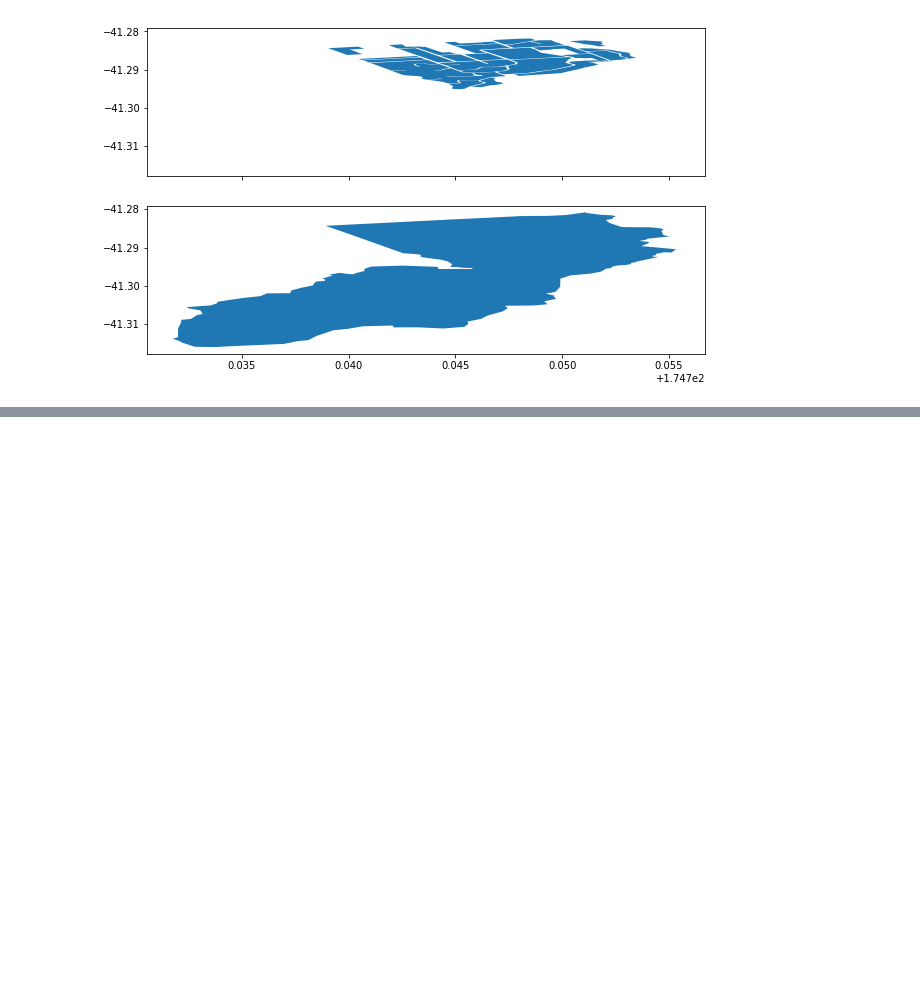
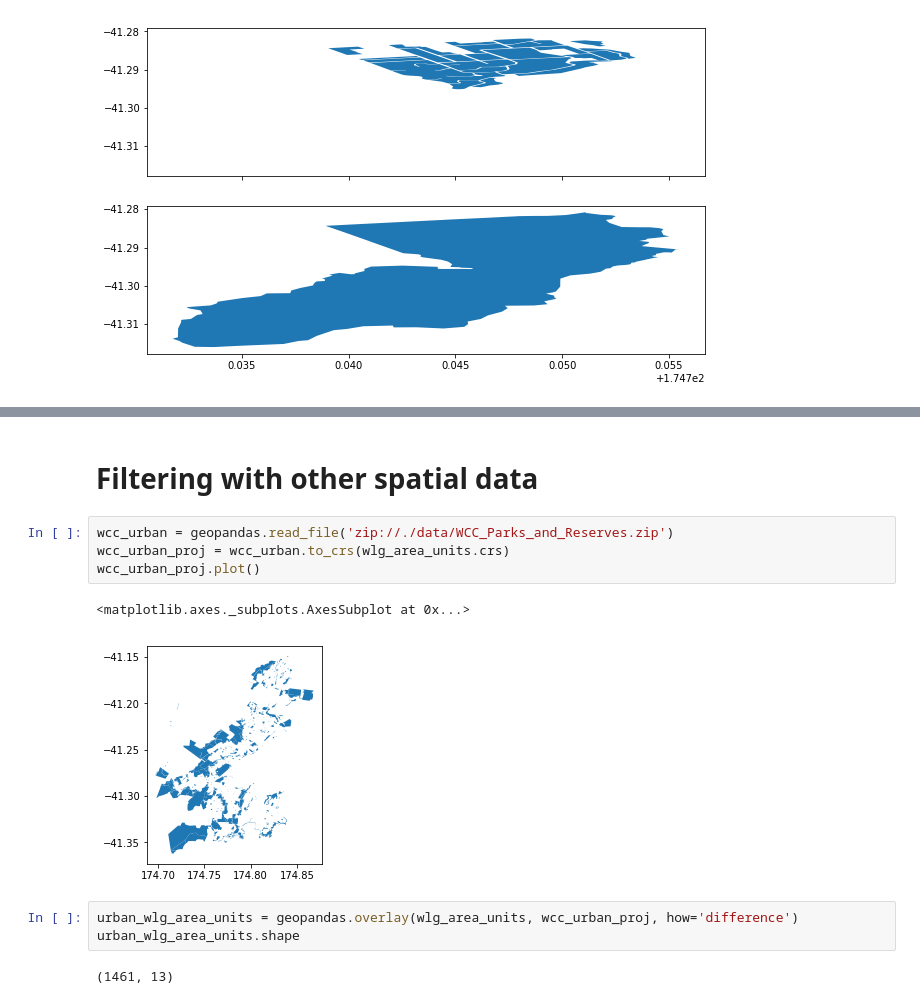
Before and after one commit to shriv/spatial-plays, a Jupyter notebook: Exploring OSM Ways.ipynb, the cells around one changed output, grey strips where cells are left out. Drawn from its saved outputs; the diff is of its cells as text; blank space fills up the shorter version.

```diff
--- a/Exploring OSM Ways.ipynb
+++ b/Exploring OSM Ways.ipynb
@@ -219,0 +221,14 @@ residential_area.head()
+# %% [markdown]
+# Filtering with other spatial data
+# %%
+wcc_urban = geopandas.read_file('zip://./data/WCC_Parks_and_Reserves.zip')
+wcc_urban_proj = wcc_urban.to_crs(wlg_area_units.crs)
+wcc_urban_proj.plot()
+# %% [output]
+<matplotlib.axes._subplots.AxesSubplot at 0x...>
+[figure, added]
+# %%
+urban_wlg_area_units = geopandas.overlay(wlg_area_units, wcc_urban_proj, how='difference')
+urban_wlg_area_units.shape
+# %% [output]
+(1461, 13)
```
Also changed, not shown: parts of 9 cells of this notebook.
